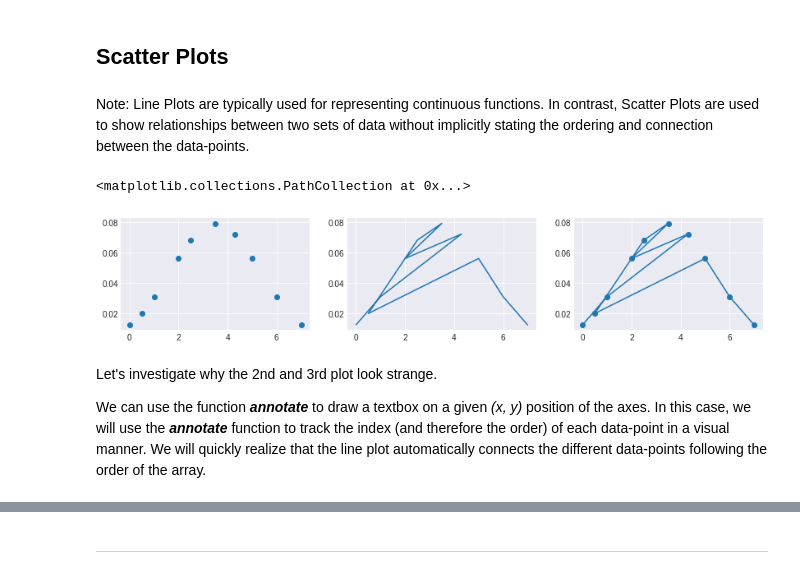
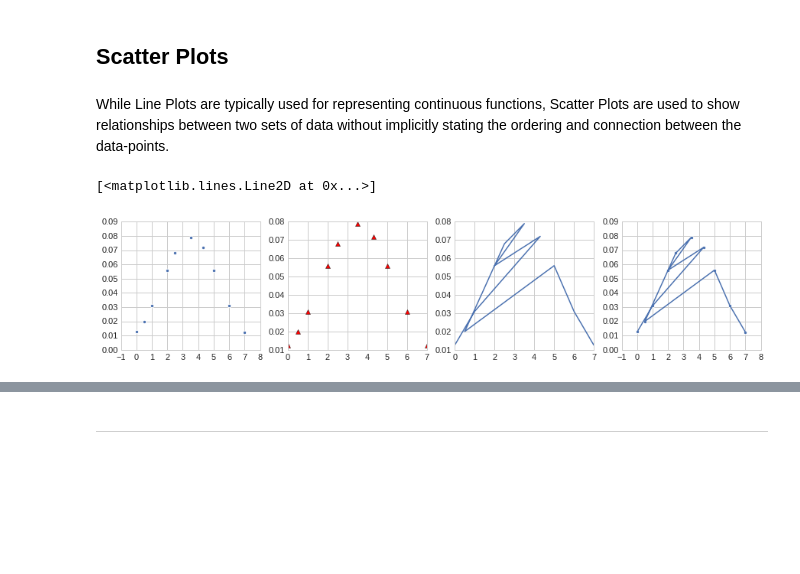
Before and after one commit to ykjoy/data_visualization, a Jupyter notebook: Data_Visualization.ipynb, the cells around one changed output, grey strips where cells are left out. Drawn from its saved outputs; the diff is of its cells as text; code cells hidden in the pictures; blank space fills up the shorter version.

```diff
--- a/Data_Visualization.ipynb
+++ b/Data_Visualization.ipynb
@@ -45,0 +49,6 @@ import matplotlib.pyplot as plt  # This is equivalent to 'from matplotlib import
+# %%
+#plt.style.use('classic')
+plt.style.use('seaborn-whitegrid')    # You can also try 'seaborn-whitegrid' and see how the plots look different.
+
+# Matplotlib style sheets: https://matplotlib.org/stable/gallery/style_sheets/style_sheets_reference.html
+# 'classic', 'ggplot', 'grayscale', 'seaborn-bright', 'seaborn-dark-palette', 'seaborn-darkgrid', 'seaborn-white', 'seaborn-whitegrid', etc.
@@ -46,6 +57,5 @@ import matplotlib.pyplot as plt  # This is equivalent to 'from matplotlib import
 # %%
 %matplotlib inline
-plt.style.use('seaborn-darkgrid')
 # %% [markdown]
 ---
 # %% [markdown]
@@ -249,24 +233,25 @@ plt.show()
 # %% [markdown]
 ## Scatter Plots
 # %% [markdown]
-Note: Line Plots are typically used for representing continuous functions. In contrast, Scatter Plots are used to show relationships between two sets of data without implicitly stating the ordering and connection between the data-points.
+While Line Plots are typically used for representing continuous functions, Scatter Plots are used to show relationships between two sets of data without implicitly stating the ordering and connection between the data-points.
 # %%
 x = [0.0, 1.0, 4.3, 2.0, 3.5, 2.5, 0.5, 5.0, 6.0, 7.0]
 y = [0.0126, 0.031, 0.072, 0.056, 0.079, 0.068, 0.020, 0.056, 0.031, 0.0125]
 
-fig, ax = plt.subplots(nrows=1, ncols=3)
-fig.set_size_inches(14, 2.5)
+fig, ax = plt.subplots(nrows=1, ncols=4)
+fig.set_size_inches(15, 3)
 
-ax[0].scatter(x, y)
+ax[0].scatter(x, y, marker ='o')
 
-ax[1].plot(x, y)
+ax[1].plot(x, y, '^', color="red")
 
+#Line plot automatically connects the different data-points following the order of the array.
 ax[2].plot(x, y)
-ax[2].scatter(x, y)
+
+ax[3].scatter(x, y)
+ax[3].plot(x, y)
+
+# Matplotlib Markers: https://matplotlib.org/stable/api/markers_api.html
 # %% [output]
-<matplotlib.collections.PathCollection at 0x...>
+[<matplotlib.lines.Line2D at 0x...>]
-[figure, old version]
+[figure, new version]
-# %% [markdown]
-Let's investigate why the 2nd and 3rd plot look strange.
-
-We can use the function ***annotate*** to draw a textbox on a given *(x, y)* position of the axes. In this case, we will use the ***annotate*** function to track the index (and therefore the order) of each data-point in a visual manner. We will quickly realize that the line plot automatically connects the different data-points following the order of the array.
```
Also changed, not shown: parts of 207 cells of this notebook.
